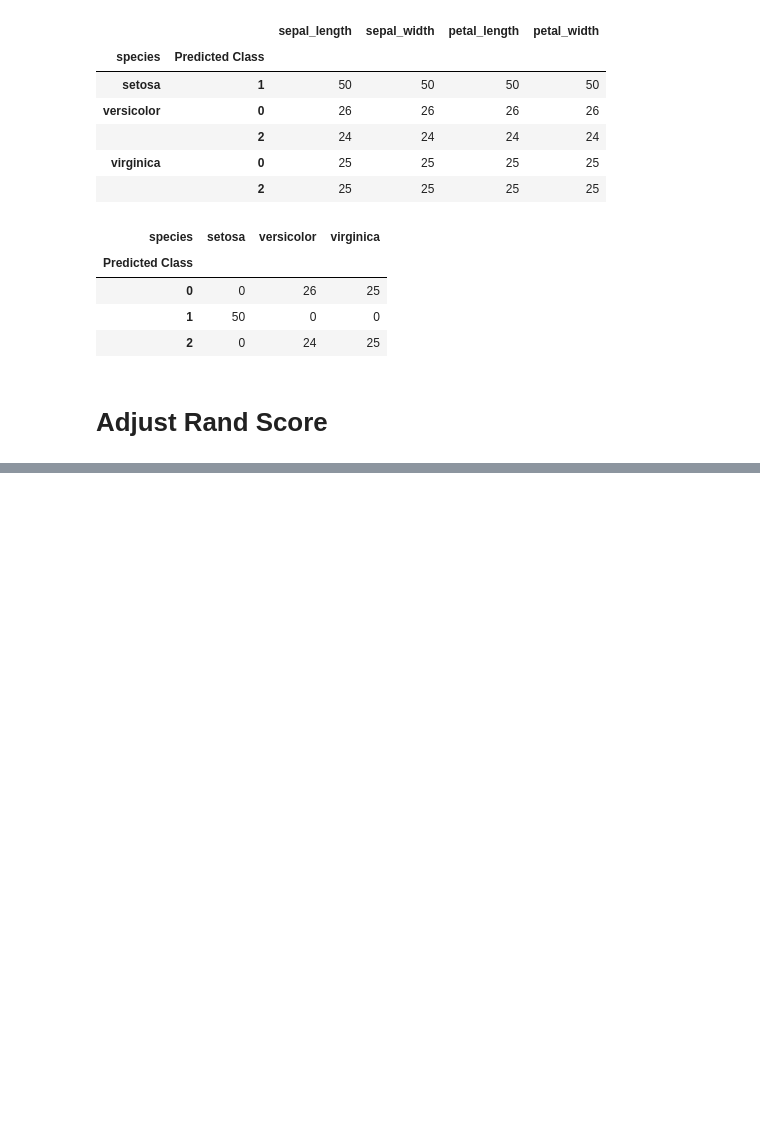
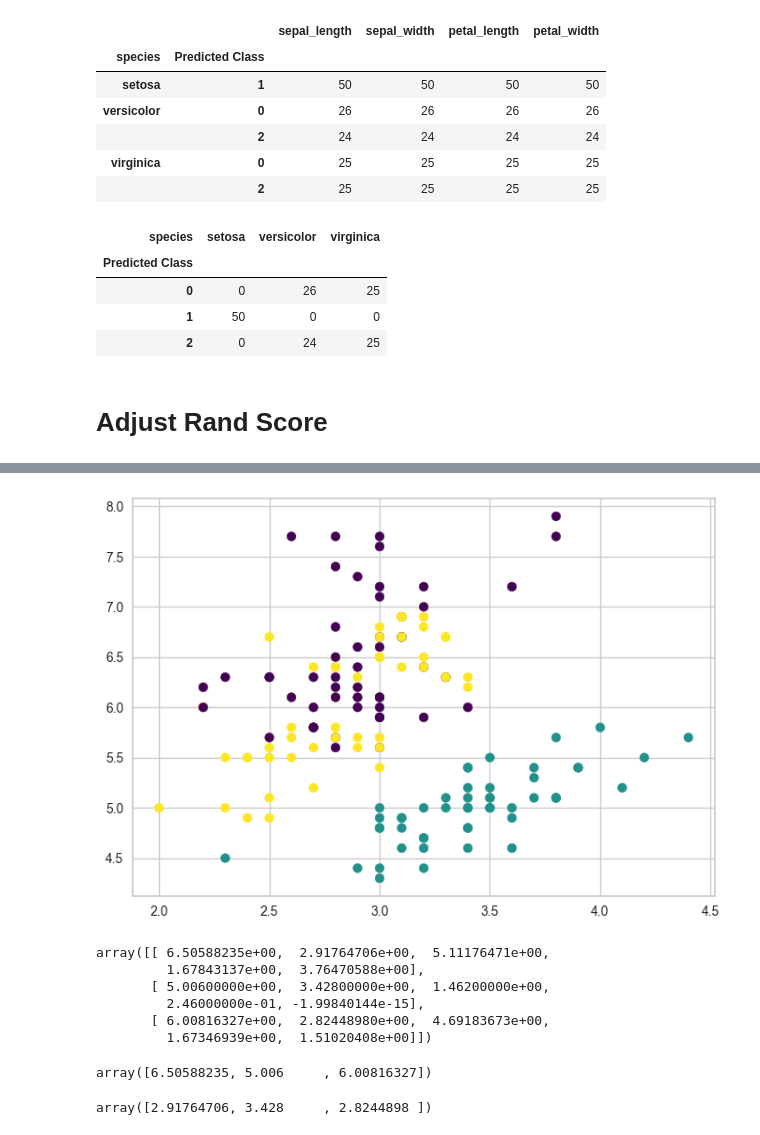
Before and after one commit to EmincanY/Machine-Learning, a Jupyter notebook: Techpro_Education/Unsupervised/Clustering/kMeans Clustering/KmeansClustering.ipynb, the cells around one changed output, grey strips where cells are left out. Cells and saved outputs as stored; diff of their text form; code cells hidden in the pictures; blank space fills up the shorter version.

```diff
--- a/Techpro_Education/Unsupervised/Clustering/kMeans Clustering/KmeansClustering.ipynb
+++ b/Techpro_Education/Unsupervised/Clustering/kMeans Clustering/KmeansClustering.ipynb
@@ -289,0 +324,22 @@ ct
+# %%
+plt.scatter(df_copy["sepal_width"], df_copy["sepal_length"], c = df_copy['Predicted Class'], cmap = "viridis");
+# %% [output]
+[figure, added]
+# %%
+centers = model_real.cluster_centers_
+centers
+# %% [output]
+array([[ 6.50588235e+00,  2.91764706e+00,  5.11176471e+00,
+         1.67843137e+00,  3.76470588e+00],
+       [ 5.00600000e+00,  3.42800000e+00,  1.46200000e+00,
+         2.46000000e-01, -1.99840144e-15],
+       [ 6.00816327e+00,  2.82448980e+00,  4.69183673e+00,
+         1.67346939e+00,  1.51020408e+00]])
+# %%
+centers[:,0] # centers of sepal_length feature
+# %% [output]
+array([6.50588235, 5.006     , 6.00816327])
+# %%
+centers[:,1] # centers of sepal_width feature
+# %% [output]
+array([2.91764706, 3.428     , 2.8244898 ])
```
Also changed, not shown: parts of 40 cells of this notebook.
